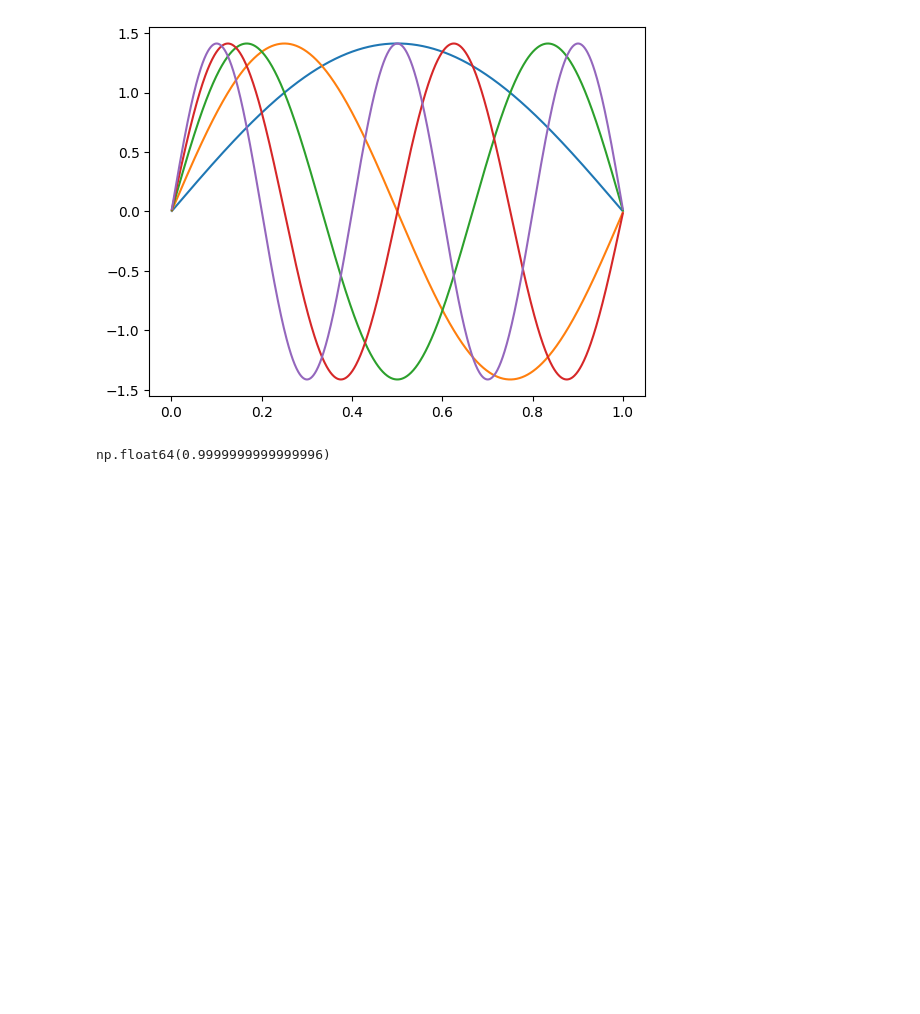
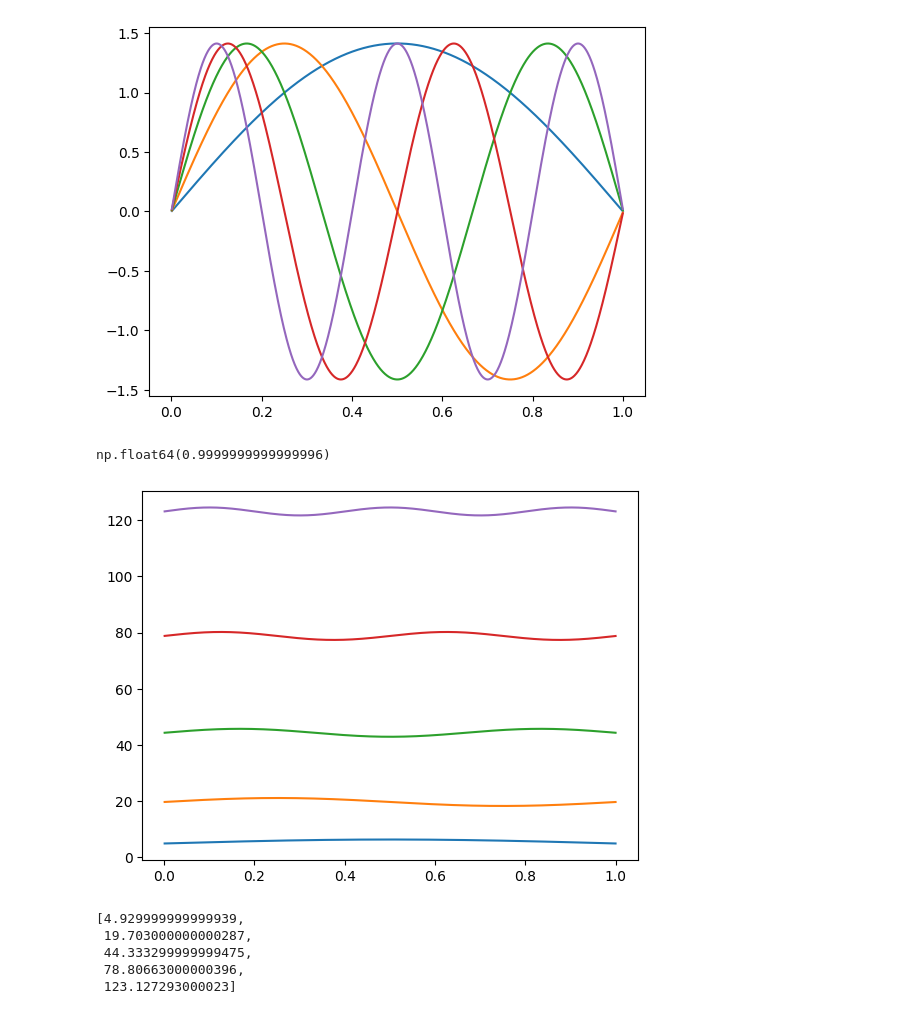
Before and after one commit to A-Hashemiann/Quantum_Information_Computation, a Jupyter notebook: Schrödinger/Particle.ipynb, the cells around one changed output. Saved outputs shown, nothing was run; the diff lists cells and outputs as text; code cells hidden in the pictures; blank space fills up the shorter version.

```diff
--- a/Schrödinger/Particle.ipynb
+++ b/Schrödinger/Particle.ipynb
@@ -131,3 +131,23 @@ while counter<=nmax:
 np.dot(eigenfunctions[2][0],eigenfunctions[2][0])*dx
 # %% [output]
 np.float64(0.9999999999999996)
+# %%
+counter=1
+while counter<=nmax:
+    eigenfunctions[counter-1][0][:] = [x + eigenenergies[counter-1] for x in eigenfunctions[counter-1][0]]
+    counter=counter+1
+# %%
+counter=1
+while counter<=nmax:
+    plt.plot(xlist,eigenfunctions[counter-1][0])
+    counter=counter+1
+# %% [output]
+[figure, added]
+# %%
+eigenenergies
+# %% [output]
+[4.929999999999939,
+ 19.703000000000287,
+ 44.333299999999475,
+ 78.80663000000396,
+ 123.127293000023]
```
